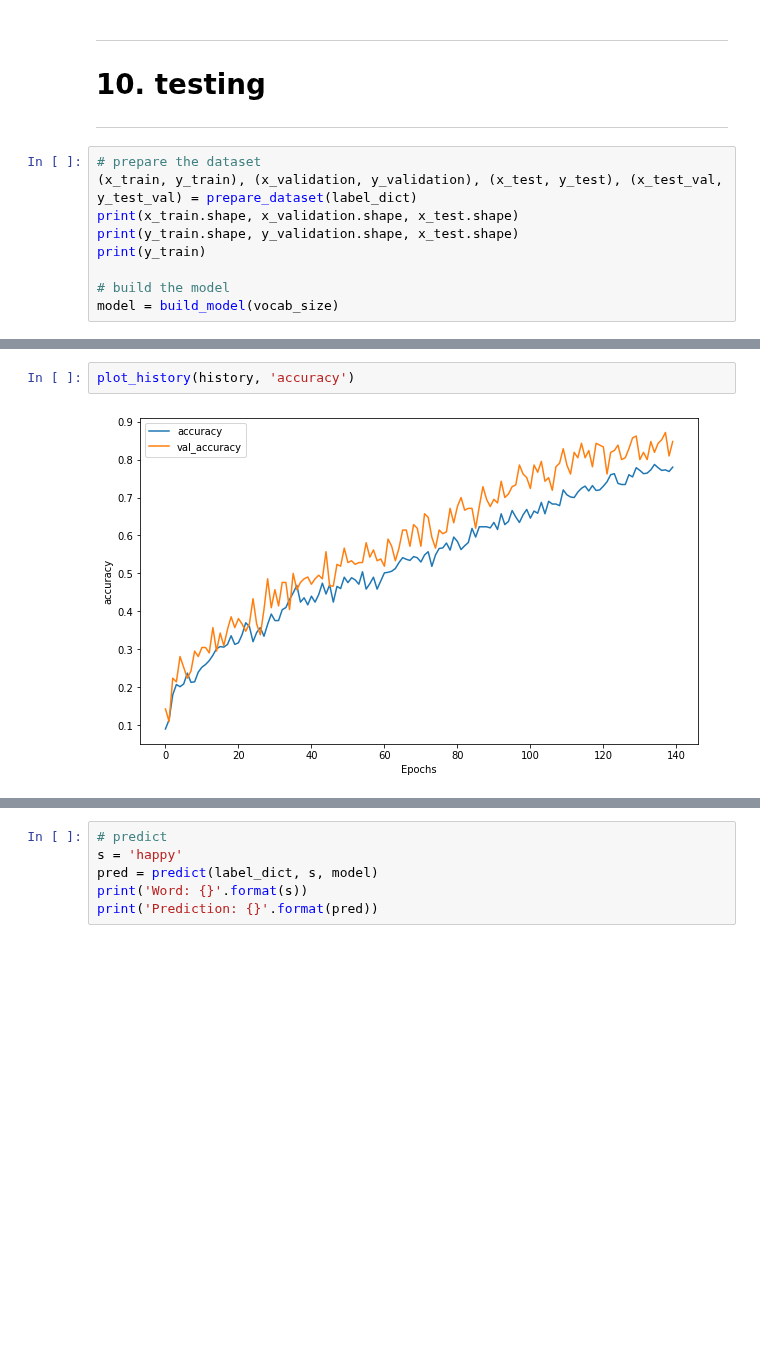
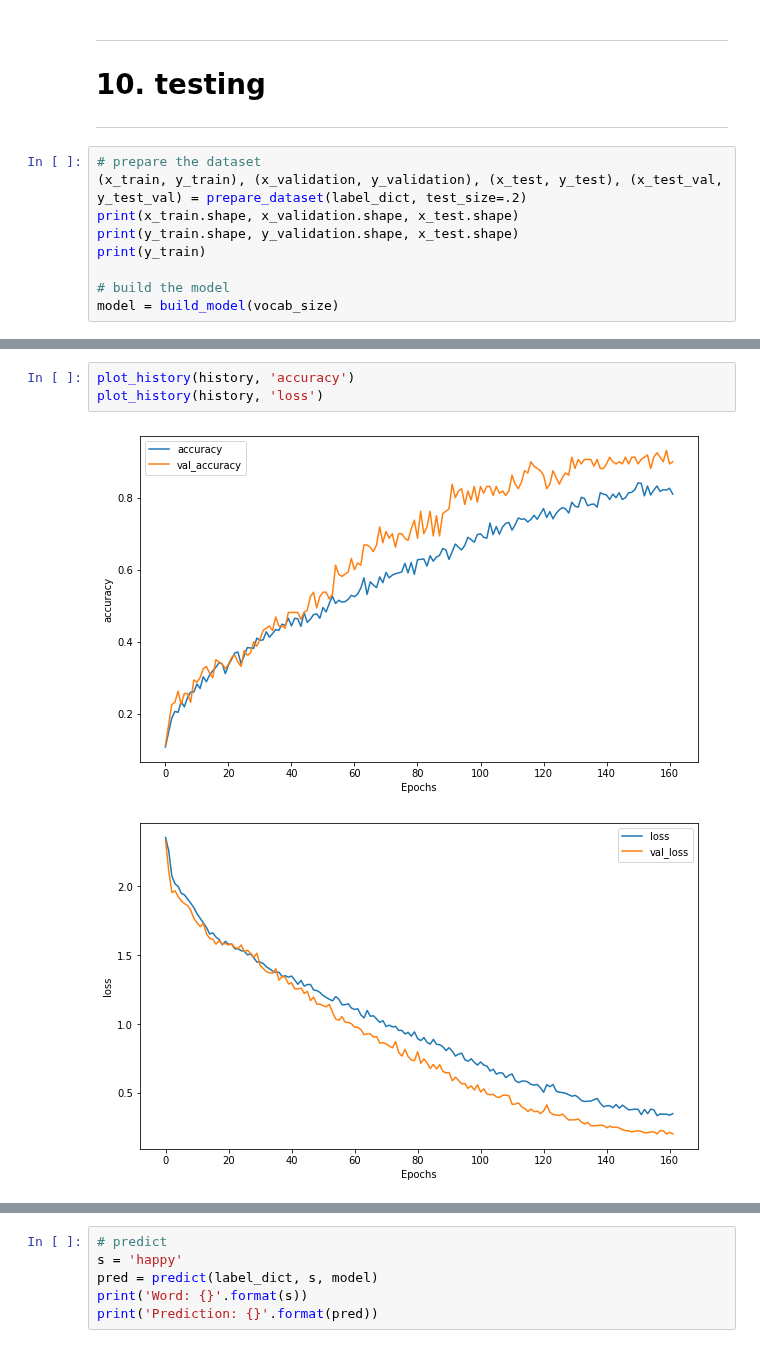
Before and after one commit to aascode/sentiment-analysis-2, a Jupyter notebook: training/words/training_1000.ipynb, the cells around one changed output, grey strips where cells are left out. Drawn from its saved outputs; the diff is of its cells as text; blank space fills up the shorter version.

Commit message:
training: 1000: 81 % acc, best val_loss restored

```diff
--- a/training/words/training_1000.ipynb
+++ b/training/words/training_1000.ipynb
@@ -488,7 +488,7 @@ def main():
 ---
 # %%
 # prepare the dataset
-(x_train, y_train), (x_validation, y_validation), (x_test, y_test), (x_test_val, y_test_val) = prepare_dataset(label_dict)
+(x_train, y_train), (x_validation, y_validation), (x_test, y_test), (x_test_val, y_test_val) = prepare_dataset(label_dict, test_size=.2)
 print(x_train.shape, x_validation.shape, x_test.shape)
 print(y_train.shape, y_validation.shape, x_test.shape)
 print(y_train)
@@ -539,7 +539,9 @@ Epoch 00140: early stopping
 # %%
 plot_history(history, 'accuracy')
+plot_history(history, 'loss')
 # %% [output]
-[figure, old version]
+[figure, new version]
+[figure, added]
 # %%
 plot_history(history, 'precision')
 plot_history(history, 'recall')
```
Also changed, not shown: parts of 9 cells of this notebook.
